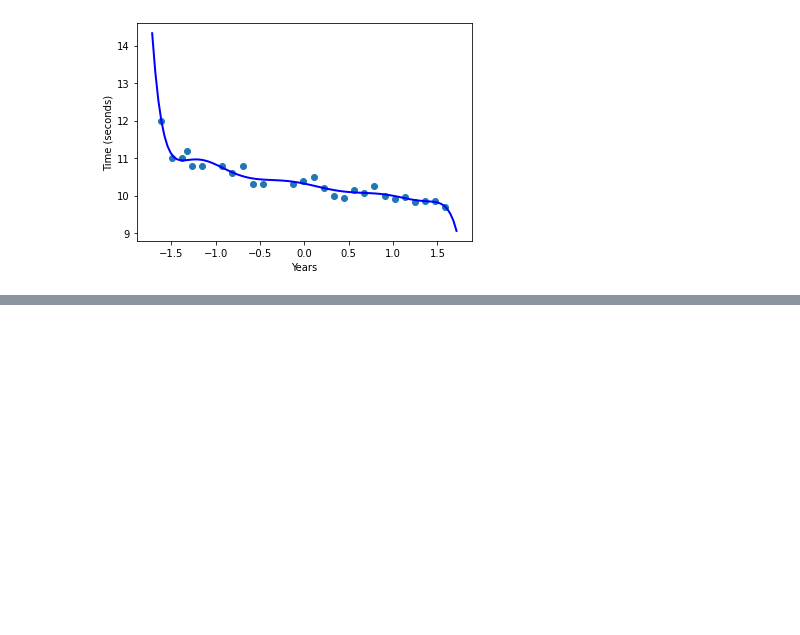
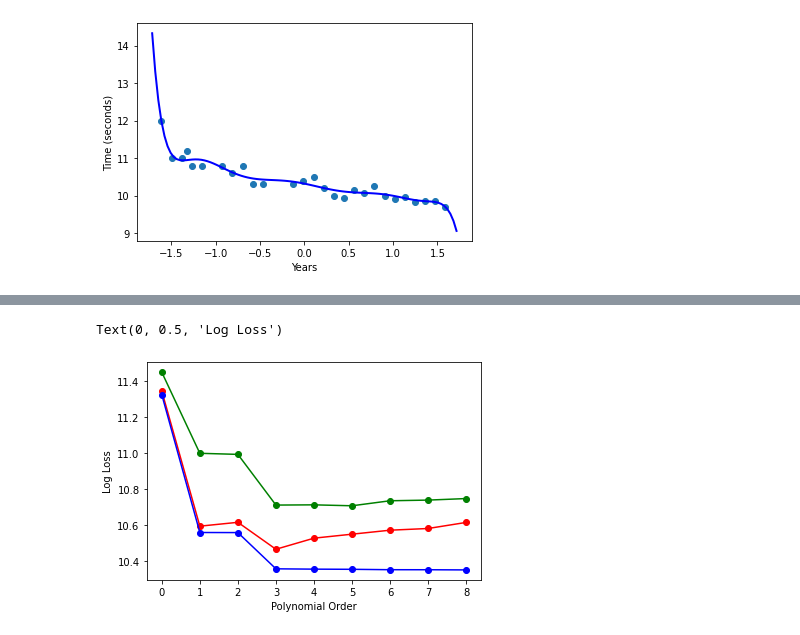
Before and after one commit to kurokawa5/ML4DS, a Jupyter notebook: 02_linear_regression/02_linear_regression.ipynb, the cells around one changed output, grey strips where cells are left out. Cells and saved outputs as stored; diff of their text form; code cells hidden in the pictures; blank space fills up the shorter version.

```diff
--- a/02_linear_regression/02_linear_regression.ipynb
+++ b/02_linear_regression/02_linear_regression.ipynb
@@ -117,0 +189,39 @@ Text(0, 0.5, 'Time (seconds)')
+# %%
+cv = KFold(n_splits = 10)
+reg = LinearRegression() # model for CV
+reg_train = LinearRegression() # model for loss on training and independent test
+
+all_loss = []
+all_loss_trian = []
+all_loss_independent_test = []
+
+for i in range(9):  # 1st for loop over polynomial order
+
+    poly_order = i
+
+
+    X_train = make_polynomial(x, poly_order) # construct polynomial matrix for all training data
+    reg_train.fit(X_train, t) # fit model on all training data
+    all_loss_trian.append(  np.mean(( t - reg_train.predict(X_train))**2)) # collect training loss
+
+    X_independent_test = make_polynomial(x_independent_test, poly_order) #construct polynomial matrix for the independent test data
+    all_loss_independent_test.append(
+        np.mean(( t_independent_test -
+                 reg_train.predict(X_independent_test))**2)) # collect loss on independent test data
+
+    loss_at_order = []
+    for train_index, test_index in cv.split(X_train): # 2nd for loop over folds
+        X_train_cv, X_test_cv = X_train[train_index], X_train[test_index]
+        t_train_cv, t_test_cv = t[train_index], t[test_index]
+        reg.fit(X_train_cv, t_train_cv)
+        loss_at_order.append( np.mean(( t_test_cv - reg.predict(X_test_cv) )**2  ) )
+    all_loss.append(np.mean(loss_at_order))
+
+plt.plot(np.log(all_loss), 'ro-')
+plt.plot(np.log(all_loss_trian), 'bo-')
+plt.plot(np.log(all_loss_independent_test), 'go-')
+plt.xlabel('Polynomial Order') # always label x&y-axis
+plt.ylabel('Log Loss') # always label x&y-axis
+# %% [output]
+Text(0, 0.5, 'Log Loss')
+[figure, added]
```
Also changed, not shown: parts of 7 cells of this notebook.
